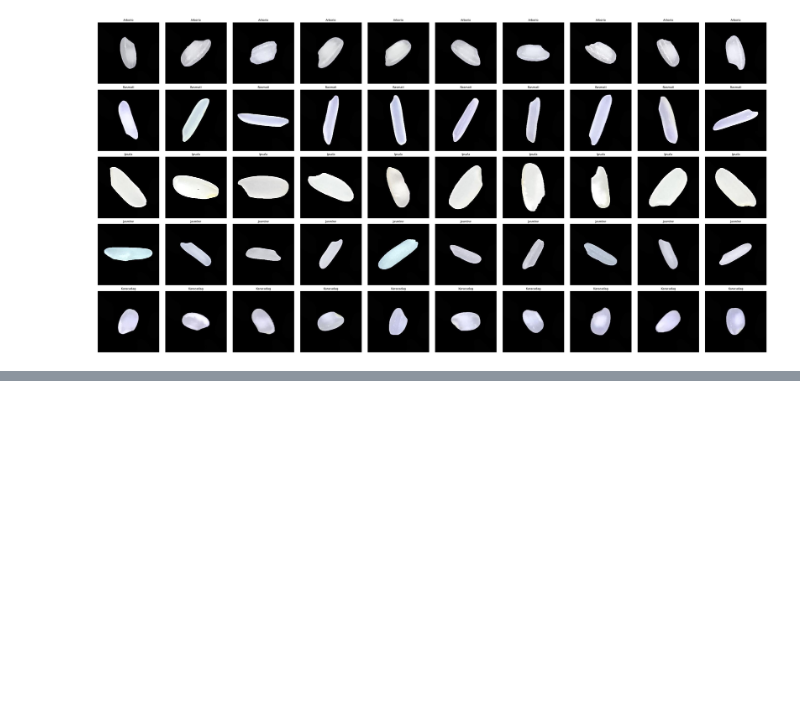
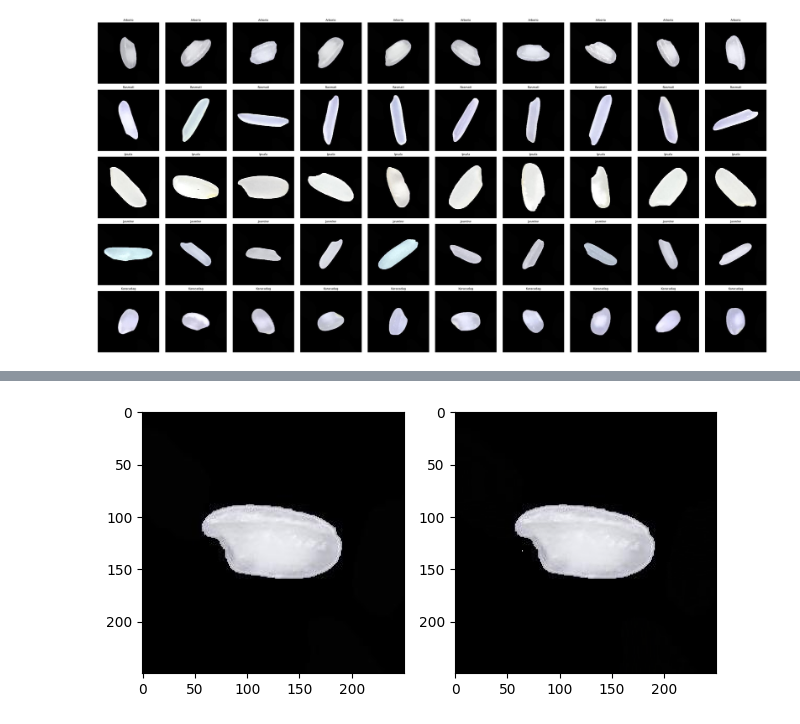
Before and after one commit to Ignacio-Ibarra/unsupervised-rice-image-segmentation, a Jupyter notebook: exploracion.ipynb, the cells around one changed output, grey strips where cells are left out. Saved outputs shown, nothing was run; the diff lists cells and outputs as text; code cells hidden in the pictures; blank space fills up the shorter version.

```diff
--- a/exploracion.ipynb
+++ b/exploracion.ipynb
@@ -137,3 +139,22 @@ stratified_sample = []
 for key, group in grouped_data.items():
     random.shuffle(group)  # Mezcla los elementos para obtener una muestra aleatoria
     stratified_sample.extend(group[:min_count])  # Agrega la misma cantidad de elementos por clase
+# %%
+from sklearn.decomposition import PCA
+
+img = img_to_numpy(path=input_paths[0])
+
+fig, axs = plt.subplots(ncols=2)
+axs[0].imshow(img)
+n_components=80
+pca = PCA(n_components=n_components)
+
+img_reshaped = img.reshape(250, 250*3)
+
+pca_reduced = pca.fit_transform(img_reshaped)
+pca_recovered = pca.inverse_transform(pca_reduced).astype(np.uint8).reshape(250,250,3)
+axs[1].imshow(pca_recovered)
+
+plt.tight_layout()
+# %% [output]
+[figure, added]
```
Also changed, not shown: parts of 2 cells of this notebook.
